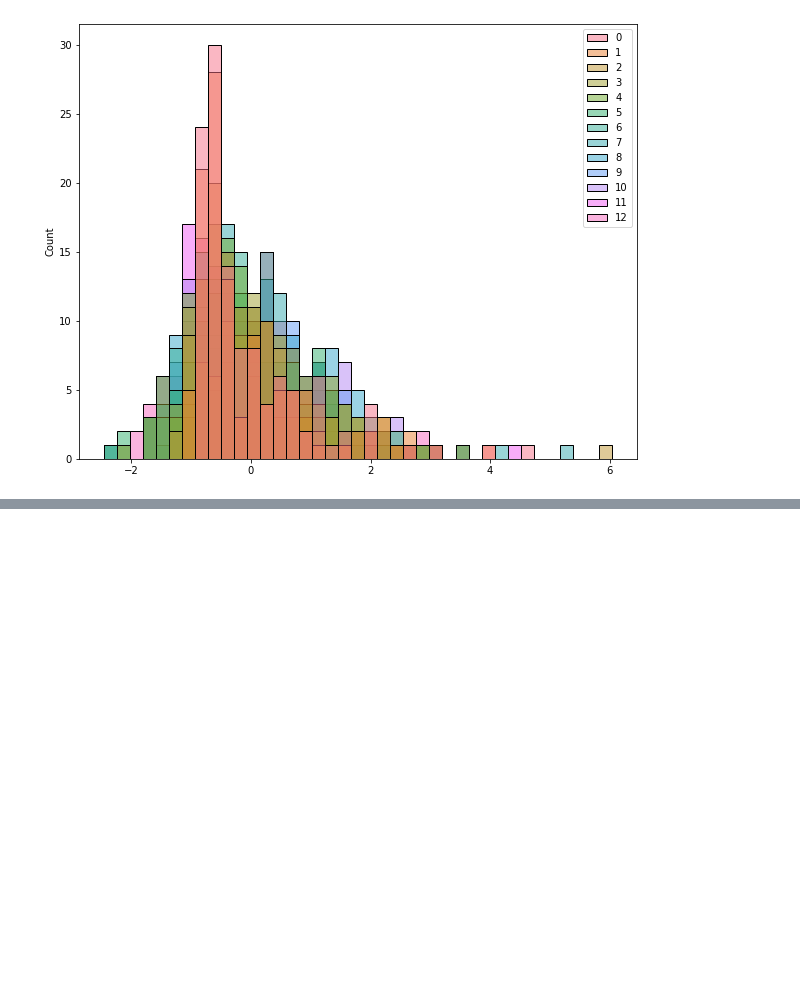
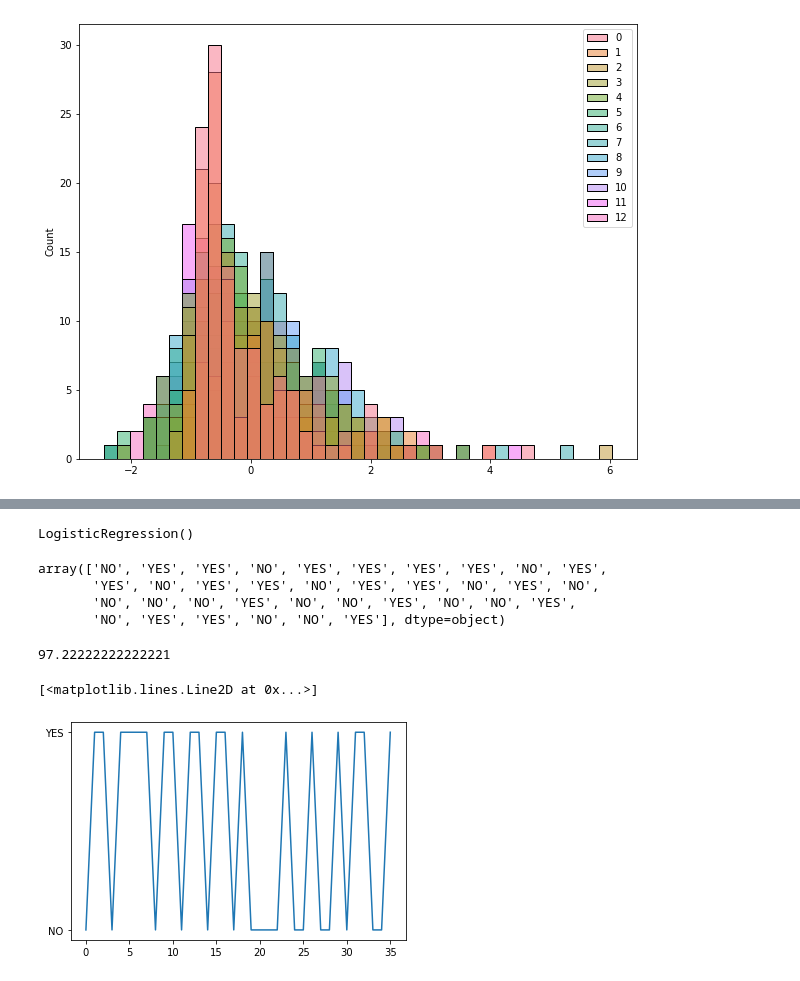
Before and after one commit to swapnendu31/Machine-Learning, a Jupyter notebook: ML_flood/ML-FLOOD.ipynb, the cells around one changed output, grey strips where cells are left out. Saved outputs shown, nothing was run; the diff lists cells and outputs as text; code cells hidden in the pictures; blank space fills up the shorter version.

Commit message:
added logistic regression

```diff
--- a/ML_flood/ML-FLOOD.ipynb
+++ b/ML_flood/ML-FLOOD.ipynb
@@ -167,0 +186,28 @@ sns.histplot(x)
+# %%
+# train test split and taking ANNUAL RAINFALL as FEATURE DATA
+x_train,x_test,y_train,y_test = train_test_split(x,y,test_size=0.3,random_state=1)
+# %%
+# Logistic regresstion
+
+log_reg = LogisticRegression()
+log_reg.fit(x_train,y_train)
+# %% [output]
+LogisticRegression()
+# %%
+pred = log_reg.predict(x_test)
+pred
+# %% [output]
+array(['NO', 'YES', 'YES', 'NO', 'YES', 'YES', 'YES', 'YES', 'NO', 'YES',
+       'YES', 'NO', 'YES', 'YES', 'NO', 'YES', 'YES', 'NO', 'YES', 'NO',
+       'NO', 'NO', 'NO', 'YES', 'NO', 'NO', 'YES', 'NO', 'NO', 'YES',
+       'NO', 'YES', 'YES', 'NO', 'NO', 'YES'], dtype=object)
+# %%
+acc = accuracy_score(y_test,pred)
+acc * 100
+# %% [output]
+97.22222222222221
+# %%
+plt.plot(pred)
+# %% [output]
+[<matplotlib.lines.Line2D at 0x...>]
+[figure, added]
```
Also changed, not shown: parts of 8 cells of this notebook.
